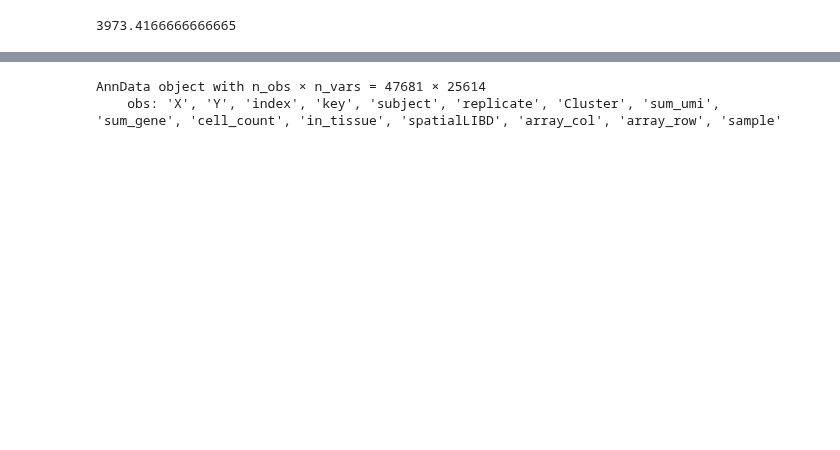
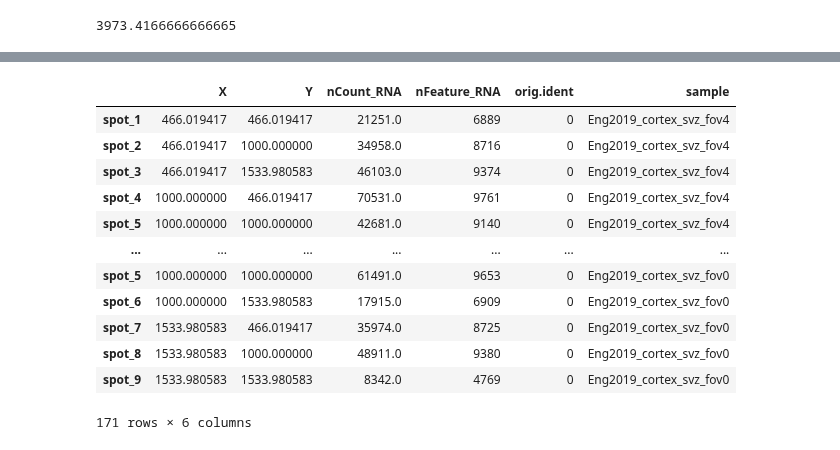
Before and after one commit to williamrobotma/AGrEDA, a Jupyter notebook: thesis_stuff.ipynb, the cells around one changed output, grey strips where cells are left out. Cells and saved outputs as stored; diff of their text form; code cells hidden in the pictures; blank space fills up the shorter version.

```diff
--- a/thesis_stuff.ipynb
+++ b/thesis_stuff.ipynb
@@ -26,6 +42,6 @@ adata_sc = sc.read_h5ad("data/dlpfc/sc_adata/GSE144136.h5ad")
 # %%
 adata_sts = []
-for name in glob.glob("data/dlpfc/st_adata/*.h5ad"):
+for name in glob.glob("data/mouse_cortex/st_adata/spotless_mouse_cortex*.h5ad"):
     print(name)
     adata_sts.append(sc.read_h5ad(name))
 
@@ -46,0 +58,8 @@ data/dlpfc/st_adata/spatialLIBD-151510.h5ad
+# %%
+adata_sts = []
+for name in glob.glob("data/spotless/standards/gold_standard_1/*.h5ad"):
+    print(name)
+    adata_sts.append(sc.read_h5ad(name))
+
+
+adata_st = ad.concat(adata_sts, join="outer", label="sample")
@@ -48,3 +81,13 @@ data/dlpfc/st_adata/spatialLIBD-151510.h5ad
 adata_st.obs.groupby("sample").size().mean()
 # %% [output]
 3973.4166666666665
+# %%
+adata_sts = []
+st_sample_ids = []
+for name in glob.glob("data/mouse_cortex/st_adata/*.h5ad"):
+    print(name)
+    adata_sts.append(sc.read_h5ad(name))
+    st_sample_ids.append(os.path.basename(name).split(".")[0].split("-")[1])
+
+
+adata_st = ad.concat(adata_sts, join="outer", label="sample", keys=st_sample_ids)
@@ -51,5 +103,16 @@ adata_st.obs.groupby("sample").size().mean()
 # %%
-adata_st
+adata_st.obs
 # %% [output]
+|  | X | Y | nCount_RNA | nFeature_RNA | orig.ident | sample |
+| spot_1 | 466.019417 | 466.019417 | 21251.0 | 6889 | 0 | Eng2019_cortex_svz_fov4 |
+| spot_2 | 466.019417 | 1000.000000 | 34958.0 | 8716 | 0 | Eng2019_cortex_svz_fov4 |
+| spot_3 | 466.019417 | 1533.980583 | 46103.0 | 9374 | 0 | Eng2019_cortex_svz_fov4 |
+| spot_4 | 1000.000000 | 466.019417 | 70531.0 | 9761 | 0 | Eng2019_cortex_svz_fov4 |
+| spot_5 | 1000.000000 | 1000.000000 | 42681.0 | 9140 | 0 | Eng2019_cortex_svz_fov4 |
+| ... | ... | ... | ... | ... | ... | ... |
+| spot_5 | 1000.000000 | 1000.000000 | 61491.0 | 9653 | 0 | Eng2019_cortex_svz_fov0 |
+| spot_6 | 1000.000000 | 1533.980583 | 17915.0 | 6909 | 0 | Eng2019_cortex_svz_fov0 |
+| spot_7 | 1533.980583 | 466.019417 | 35974.0 | 8725 | 0 | Eng2019_cortex_svz_fov0 |
+| spot_8 | 1533.980583 | 1000.000000 | 48911.0 | 9380 | 0 | Eng2019_cortex_svz_fov0 |
+| spot_9 | 1533.980583 | 1533.980583 | 8342.0 | 4769 | 0 | Eng2019_cortex_svz_fov0 |
-AnnData object with n_obs × n_vars = 47681 × 25614
-    obs: 'X', 'Y', 'index', 'key', 'subject', 'replicate', 'Cluster', 'sum_umi', 'sum_gene', 'cell_count', 'in_tissue', 'spatialLIBD', 'array_col', 'array_row', 'sample'
+171 rows × 6 columns
```
Also changed, not shown: parts of 16 cells of this notebook, 2 other files.
